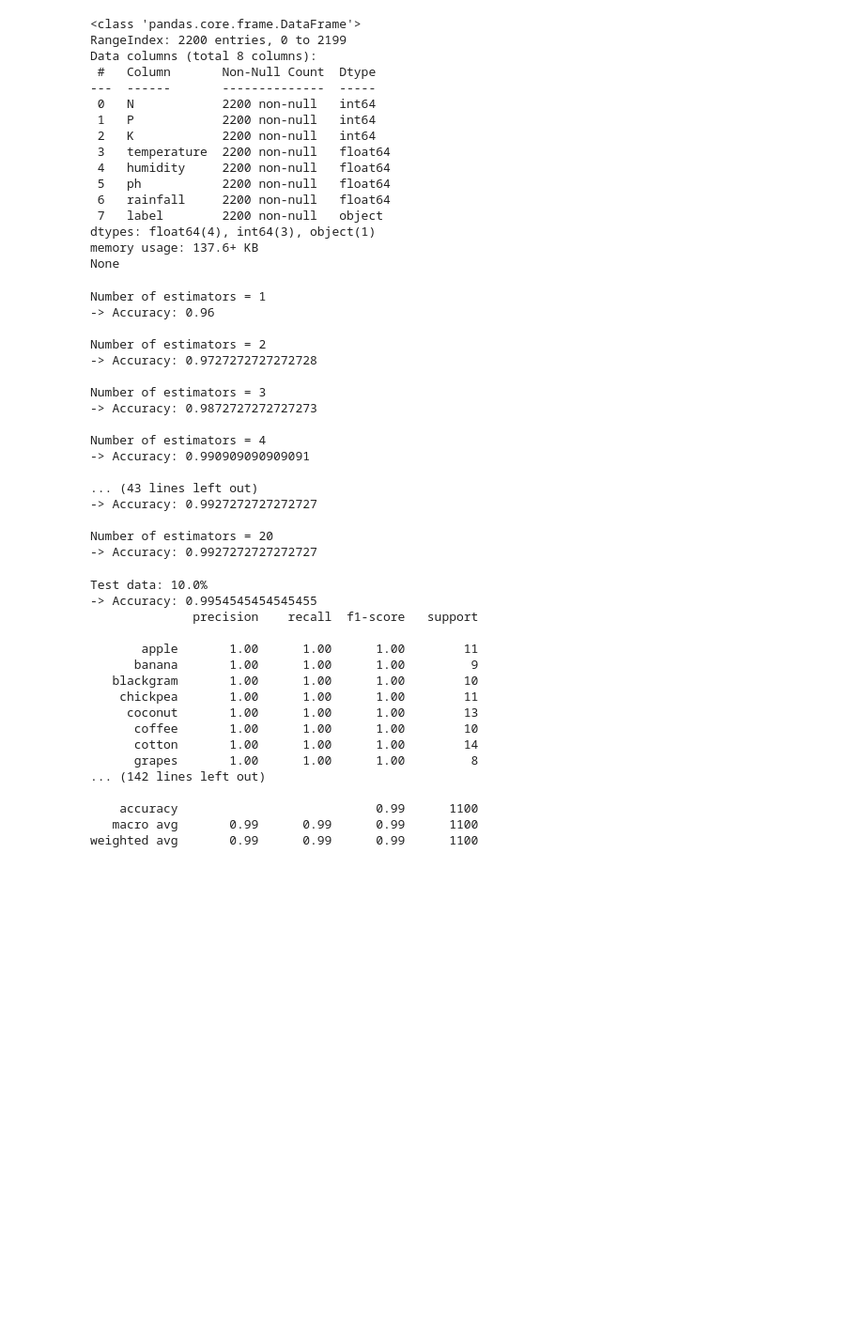
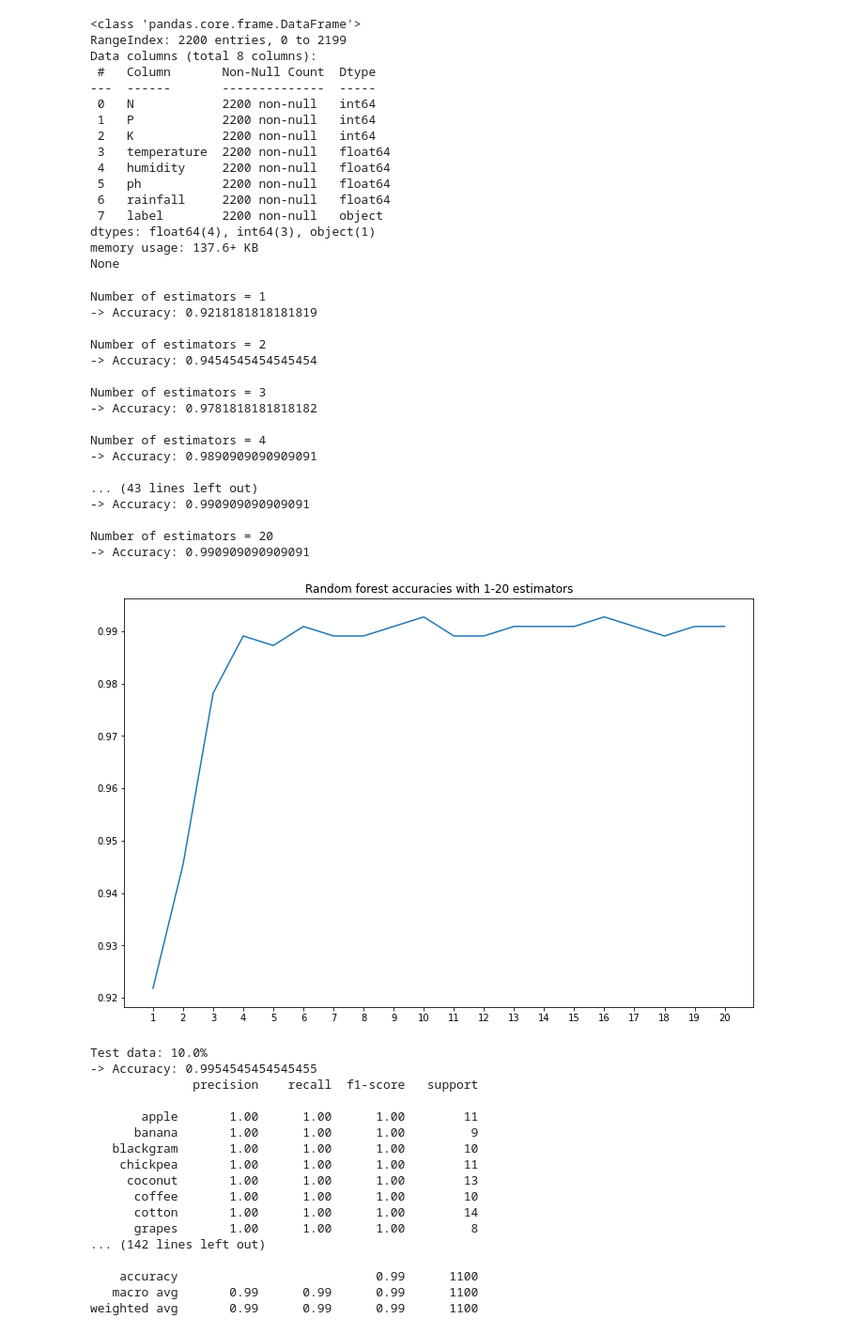
Before and after one commit to latolli/python-crop-recommendation, a Jupyter notebook: rfc.ipynb, the cells around one changed output. Shown at 94% size. Drawn from its saved outputs; the diff is of its cells as text; code cells hidden in the pictures; blank space fills up the shorter version.

```diff
--- a/rfc.ipynb
+++ b/rfc.ipynb
@@ -58,6 +58,7 @@ None
 # %%
 #list for accuracies
 estimator_accuracies = []
+estimators_used = []
 # Split dataset into training set and test set after shuffling it
 test_train_ratio = 0.25
 X_train, X_test, y_train, y_test = train_test_split(X, Y, test_size=test_train_ratio, shuffle=True)
@@ -72,24 +73,34 @@ for n in range(1, 21):
     y_pred=clf.predict(X_test)
     print("-> Accuracy:",metrics.accuracy_score(y_test, y_pred))
     estimator_accuracies.append(metrics.accuracy_score(y_test, y_pred))
+    estimators_used.append(n)
 # %% [output]
 Number of estimators = 1
--> Accuracy: 0.96
+-> Accuracy: 0.9218181818181819
 
 Number of estimators = 2
--> Accuracy: 0.9727272727272728
+-> Accuracy: 0.9454545454545454
 
 Number of estimators = 3
--> Accuracy: 0.9872727272727273
+-> Accuracy: 0.9781818181818182
 
 Number of estimators = 4
+-> Accuracy: 0.9890909090909091
+
+... (43 lines left out)
 -> Accuracy: 0.990909090909091
 
-... (43 lines left out)
--> Accuracy: 0.9927272727272727
-
 Number of estimators = 20
--> Accuracy: 0.9927272727272727
+-> Accuracy: 0.990909090909091
+# %%
+#plot accuracies
+fig = plt.figure(figsize=(12,8))
+plt.plot(estimators_used, estimator_accuracies)
+plt.title('Random forest accuracies with 1-20 estimators')
+plt.xticks(estimators_used)
+plt.show()
+# %% [output]
+[figure, added]
 # %%
 #list for accuracies
 accuracies = []
```
Also changed, not shown: parts of 1 cell of this notebook, 1 other file.
